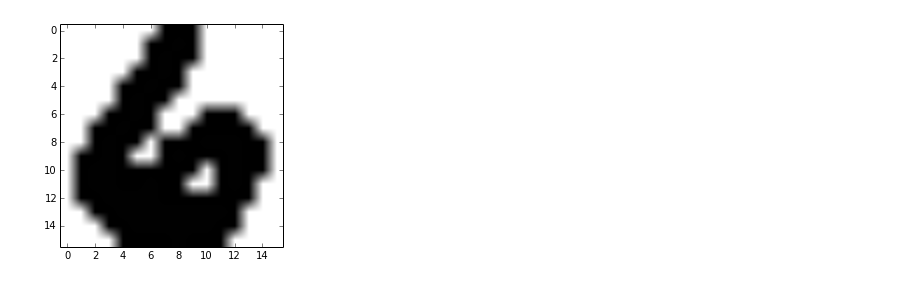
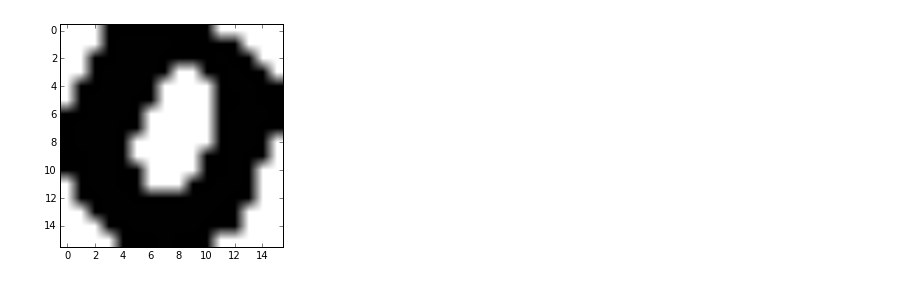
Before and after one commit to allenj12/compOpt_Project, a Jupyter notebook: features/featureNet.ipynb, the cells around one changed output. Drawn from its saved outputs; the diff is of its cells as text; code cells hidden in the pictures.

```diff
--- a/features/featureNet.ipynb
+++ b/features/featureNet.ipynb
@@ -32,7 +33,7 @@ def getData(path):
 
 def display_grayscale(arr):
     "SIDE EFFECTS: INTENDED TO BE USED IN IPYTHON NOTEBOOK"
-    img = arr.astype('uint8').reshape((16,16))
+    img = np.array([round(val,2) for val in arr]).astype('uint8').reshape((16,16))
     plt.imshow(img, cmap = cm.Greys_r)
     return Image.fromarray(img)
 # %%
@@ -75,6 +65,6 @@ print test[0][8]
 # %%
-example = display_grayscale(trainData[0])
+display_grayscale(trainData[180])
 
-example.save('example.png')
+example.save('example1TARGET.png')
 # %% [output]
-[figure, old version]
+[figure, new version]
```
Also changed, not shown: parts of 11 cells of this notebook, 7 other files.
